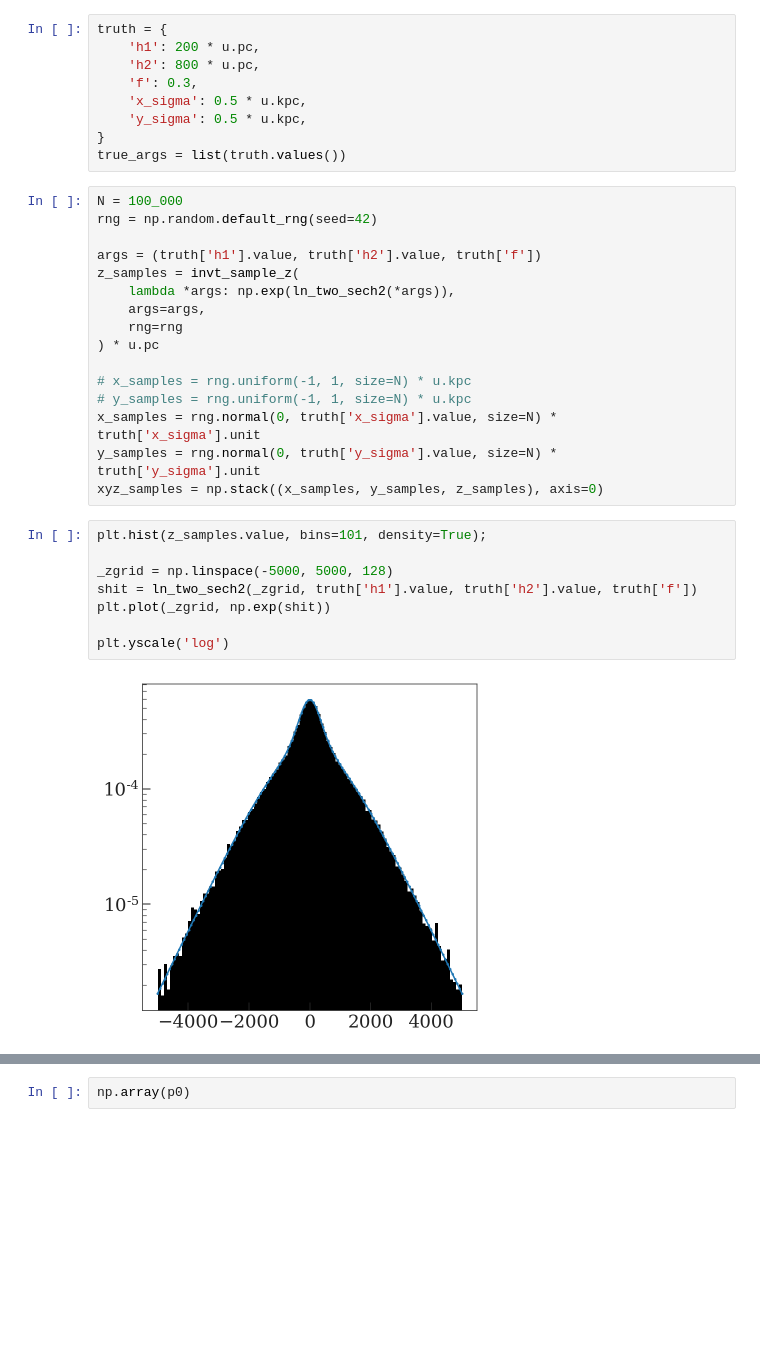
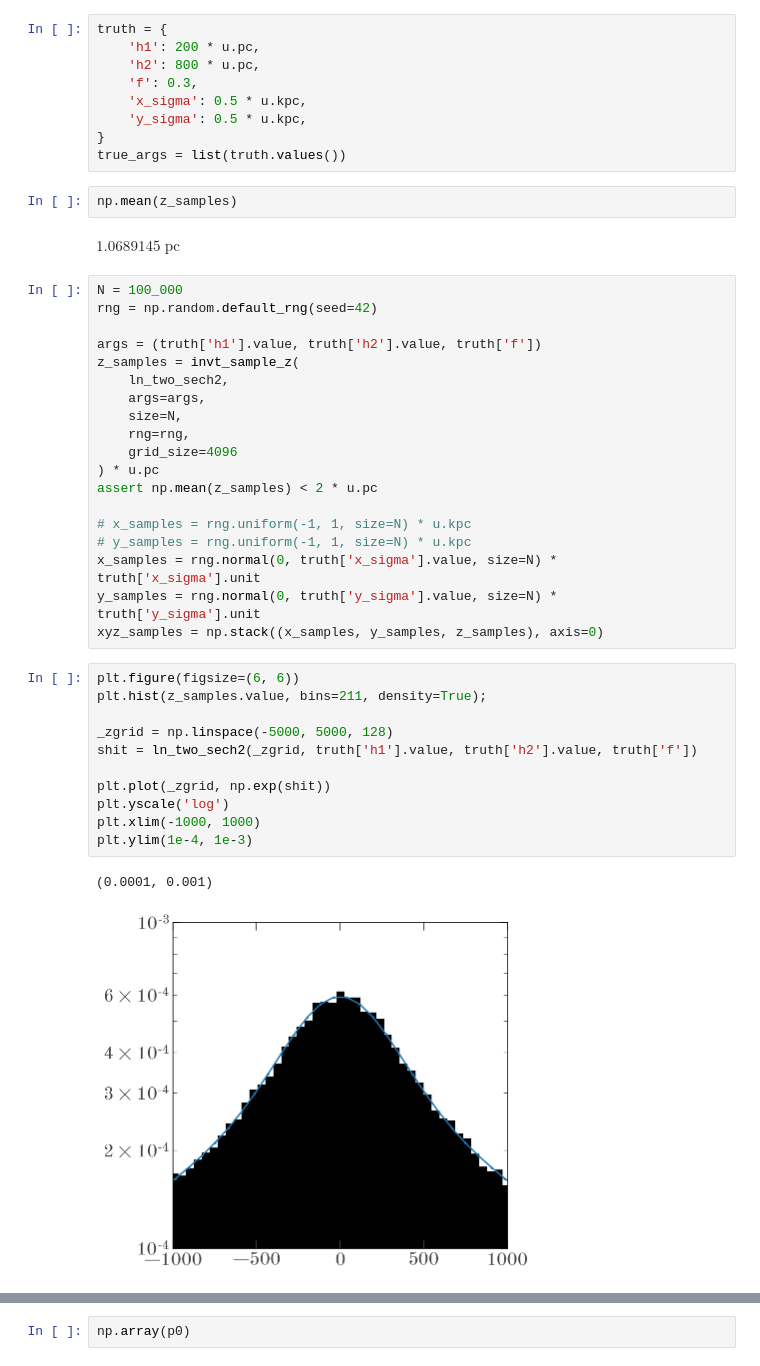
Before and after one commit to adrn/solar-velocity, a Jupyter notebook: notebooks/Simulated-midplane-with-selection.ipynb, the cells around one changed output, grey strips where cells are left out. Drawn from its saved outputs; the diff is of its cells as text; blank space fills up the shorter version.

```diff
--- a/notebooks/Simulated-midplane-with-selection.ipynb
+++ b/notebooks/Simulated-midplane-with-selection.ipynb
@@ -48,16 +51,23 @@ truth = {
     'y_sigma': 0.5 * u.kpc,
 }
 true_args = list(truth.values())
+# %%
+np.mean(z_samples)
+# %% [output]
+$1.0689145 \; \mathrm{pc}$
 # %%
 N = 100_000
 rng = np.random.default_rng(seed=42)
 
 args = (truth['h1'].value, truth['h2'].value, truth['f'])
 z_samples = invt_sample_z(
-    lambda *args: np.exp(ln_two_sech2(*args)),
+    ln_two_sech2,
     args=args,
-    rng=rng
+    size=N,
+    rng=rng,
+    grid_size=4096
 ) * u.pc
+assert np.mean(z_samples) < 2 * u.pc
 
 # x_samples = rng.uniform(-1, 1, size=N) * u.kpc
 # y_samples = rng.uniform(-1, 1, size=N) * u.kpc
@@ -65,15 +75,19 @@ x_samples = rng.normal(0, truth['x_sigma'].value, size=N) * truth['x_sigma'].uni
 y_samples = rng.normal(0, truth['y_sigma'].value, size=N) * truth['y_sigma'].unit
 xyz_samples = np.stack((x_samples, y_samples, z_samples), axis=0)
 # %%
-plt.hist(z_samples.value, bins=101, density=True);
+plt.figure(figsize=(6, 6))
+plt.hist(z_samples.value, bins=211, density=True);
 
 _zgrid = np.linspace(-5000, 5000, 128)
 shit = ln_two_sech2(_zgrid, truth['h1'].value, truth['h2'].value, truth['f'])
+
 plt.plot(_zgrid, np.exp(shit))
-
 plt.yscale('log')
+plt.xlim(-1000, 1000)
+plt.ylim(1e-4, 1e-3)
 # %% [output]
+(0.0001, 0.001)
-[figure, old version]
+[figure, new version]
 # %%
 truth['zsun'] = 174.35 * u.pc
 truth['roll'] = 15.3 * u.deg
```
Also changed, not shown: parts of 18 cells of this notebook.
